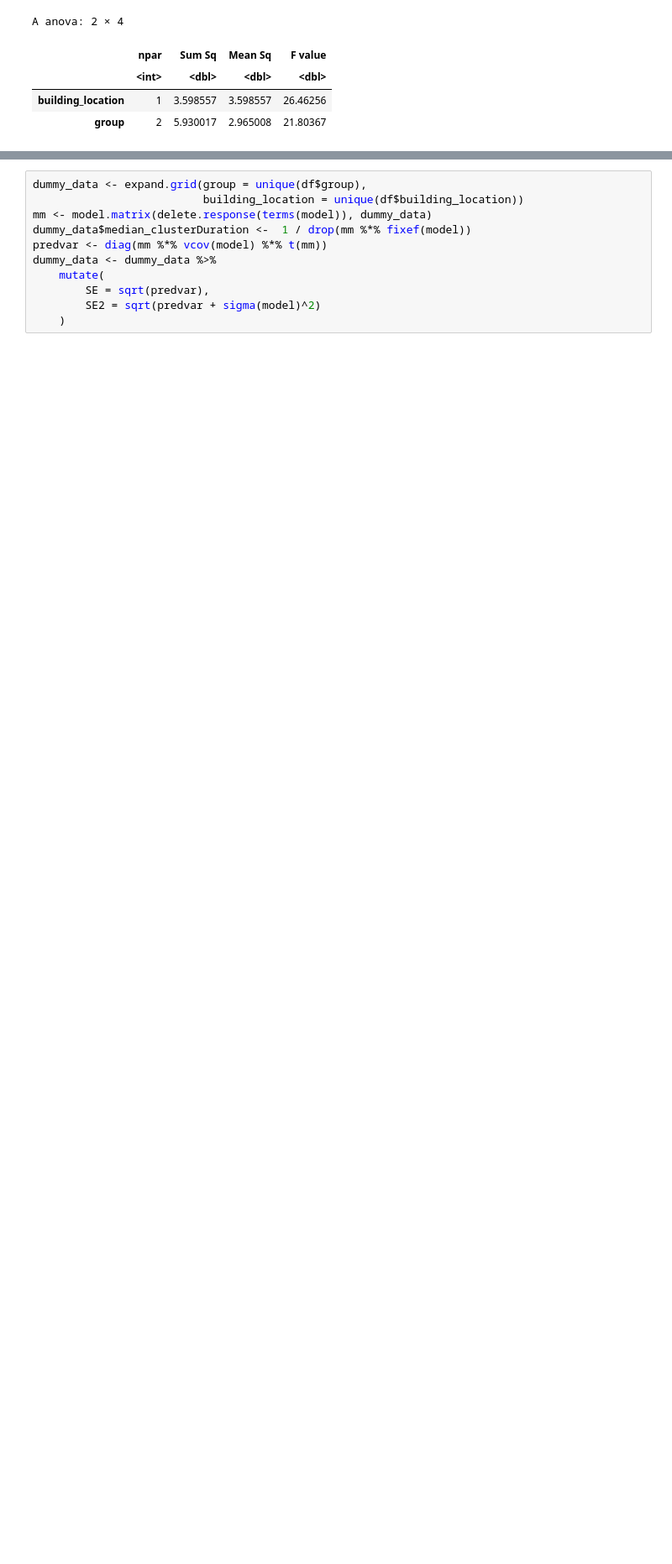
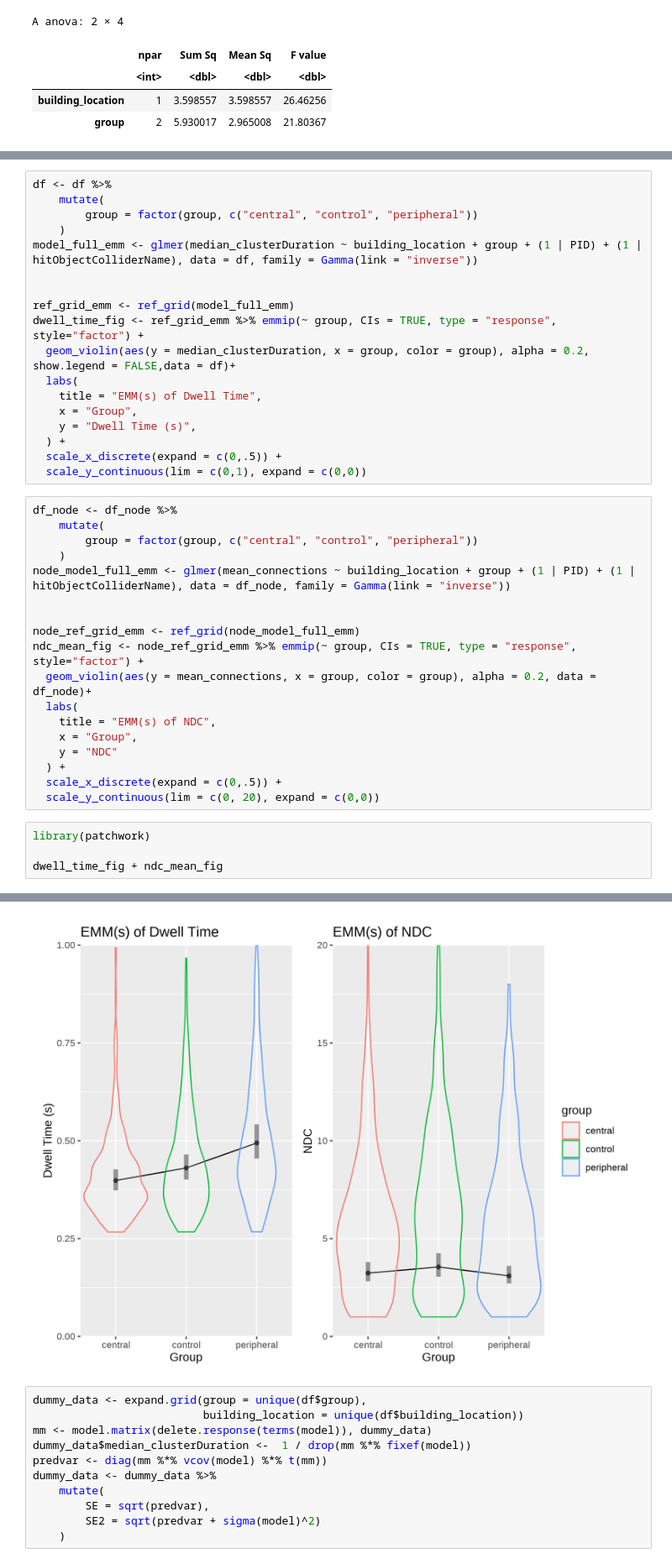
Before and after one commit to SanD94/VReGTrET, a Jupyter notebook: GraphTheory_ET_VR_Westbrueck/Analysis/raw_gaze_analysis/figure_playground.ipynb, the cells around one changed output, grey strips where cells are left out. Shown at 84% size. Drawn from its saved outputs; the diff is of its cells as text; blank space fills up the shorter version.

```diff
--- a/GraphTheory_ET_VR_Westbrueck/Analysis/raw_gaze_analysis/figure_playground.ipynb
+++ b/GraphTheory_ET_VR_Westbrueck/Analysis/raw_gaze_analysis/figure_playground.ipynb
@@ -650,0 +654,41 @@ Results are averaged over the levels of: group
+# %%
+df <- df %>%
+    mutate(
+        group = factor(group, c("central", "control", "peripheral"))
+    )
+model_full_emm <- glmer(median_clusterDuration ~ building_location + group + (1 | PID) + (1 | hitObjectColliderName), data = df, family = Gamma(link = "inverse"))
+
+
+ref_grid_emm <- ref_grid(model_full_emm)
+dwell_time_fig <- ref_grid_emm %>% emmip(~ group, CIs = TRUE, type = "response", style="factor") +
+  geom_violin(aes(y = median_clusterDuration, x = group, color = group), alpha = 0.2, show.legend = FALSE,data = df)+
+  labs(
+    title = "EMM(s) of Dwell Time",
+    x = "Group",
+    y = "Dwell Time (s)",
+  ) +
+  scale_x_discrete(expand = c(0,.5)) +
+  scale_y_continuous(lim = c(0,1), expand = c(0,0))
+# %%
+df_node <- df_node %>%
+    mutate(
+        group = factor(group, c("central", "control", "peripheral"))
+    )
+node_model_full_emm <- glmer(mean_connections ~ building_location + group + (1 | PID) + (1 | hitObjectColliderName), data = df_node, family = Gamma(link = "inverse"))
+
+
+node_ref_grid_emm <- ref_grid(node_model_full_emm)
+ndc_mean_fig <- node_ref_grid_emm %>% emmip(~ group, CIs = TRUE, type = "response", style="factor") +
+  geom_violin(aes(y = mean_connections, x = group, color = group), alpha = 0.2, data = df_node)+
+  labs(
+    title = "EMM(s) of NDC",
+    x = "Group",
+    y = "NDC"
+  ) +
+  scale_x_discrete(expand = c(0,.5)) +
+  scale_y_continuous(lim = c(0, 20), expand = c(0,0))
+# %%
+library(patchwork)
+
+dwell_time_fig + ndc_mean_fig
+# %% [output]
@@ -651,3 +701,4 @@ Results are averaged over the levels of: group
+[figure, added]
 # %%
 dummy_data <- expand.grid(group = unique(df$group),
                           building_location = unique(df$building_location))
```
Also changed, not shown: parts of 7 cells of this notebook.
